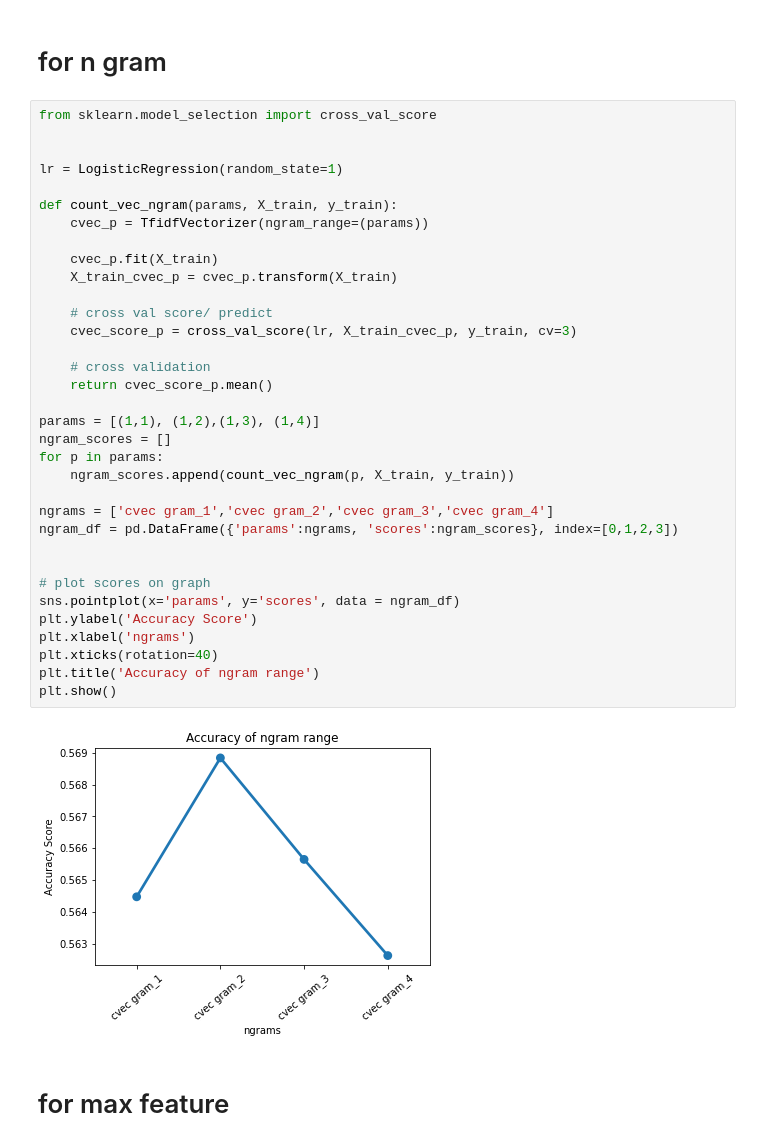
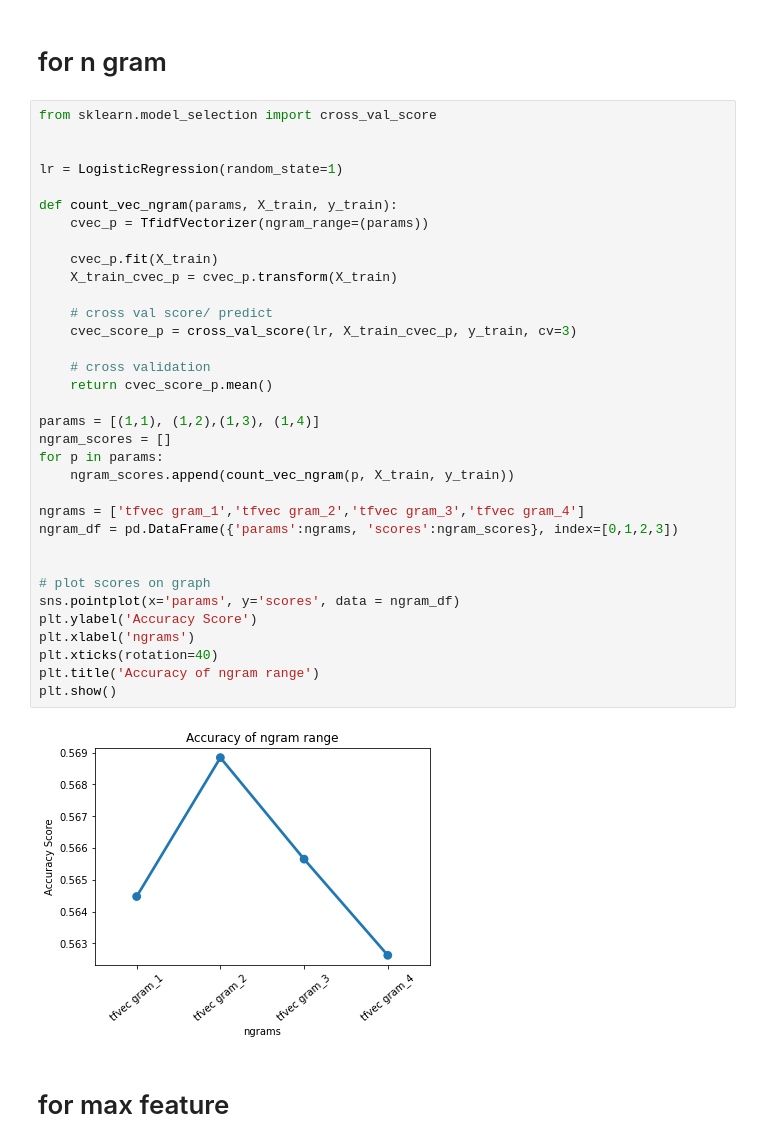
Before and after one commit to sthamamta/Emotion-Detection-and-Recognition, a Jupyter notebook: Logistic Regression For Emotion Detection.ipynb, the cells around one changed output. Drawn from its saved outputs; the diff is of its cells as text.

Commit message:
added more visualization

```diff
--- a/Logistic Regression For Emotion Detection.ipynb
+++ b/Logistic Regression For Emotion Detection.ipynb
@@ -173,35 +173,35 @@ from sklearn.model_selection import cross_val_score
 lr = LogisticRegression(random_state=1)
 
 def count_vec_ngram(params, X_train, y_train):
     cvec_p = TfidfVectorizer(ngram_range=(params))
 
     cvec_p.fit(X_train)
     X_train_cvec_p = cvec_p.transform(X_train)
 
     # cross val score/ predict
     cvec_score_p = cross_val_score(lr, X_train_cvec_p, y_train, cv=3)
 
     # cross validation
     return cvec_score_p.mean()
 
 params = [(1,1), (1,2),(1,3), (1,4)]
 ngram_scores = []
 for p in params:
     ngram_scores.append(count_vec_ngram(p, X_train, y_train))
 
-ngrams = ['cvec gram_1','cvec gram_2','cvec gram_3','cvec gram_4']
+ngrams = ['tfvec gram_1','tfvec gram_2','tfvec gram_3','tfvec gram_4']
 ngram_df = pd.DataFrame({'params':ngrams, 'scores':ngram_scores}, index=[0,1,2,3])
 
 
 # plot scores on graph
 sns.pointplot(x='params', y='scores', data = ngram_df)
 plt.ylabel('Accuracy Score')
 plt.xlabel('ngrams')
 plt.xticks(rotation=40)
 plt.title('Accuracy of ngram range')
 plt.show()
 # %% [output]
-[figure, old version]
+[figure, new version]
 # %% [markdown]
 # for max feature
 # %%
```
Also changed, not shown: parts of 17 cells of this notebook, 1 other file.
